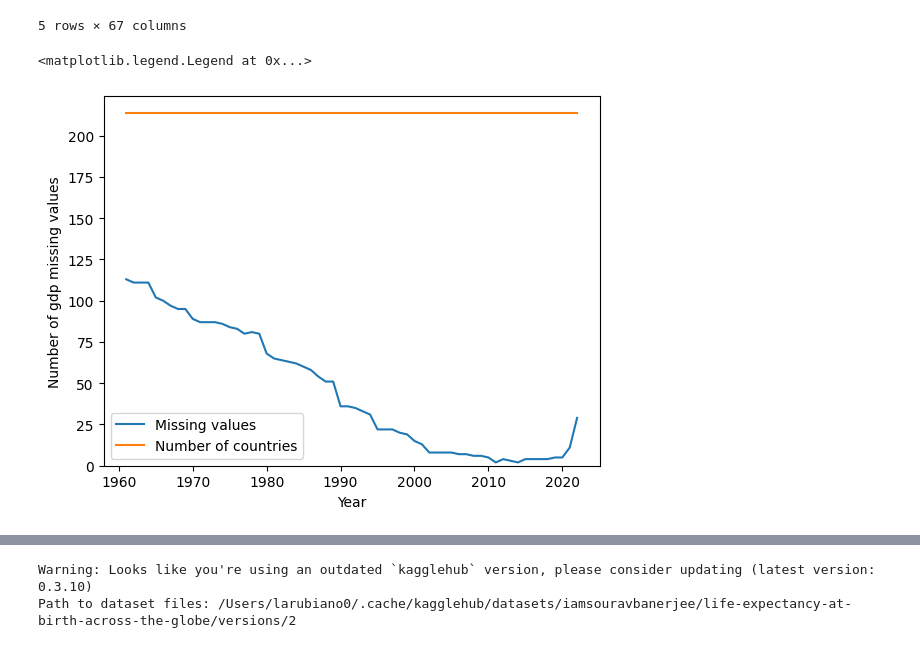
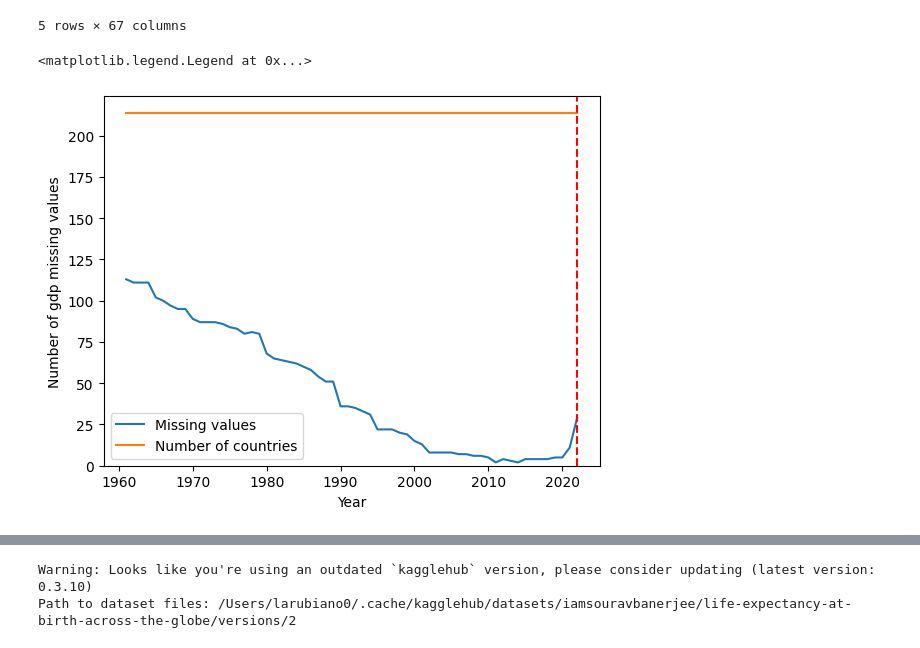
Before and after one commit to larubiano0/Parcial2-He2AI, a Jupyter notebook: GDP_script.ipynb, the cells around one changed output, grey strips where cells are left out. Drawn from its saved outputs; the diff is of its cells as text; code cells hidden in the pictures.

```diff
--- a/GDP_script.ipynb
+++ b/GDP_script.ipynb
@@ -91,17 +91,18 @@ Number of countries: 214
 # %%
 import matplotlib.pyplot as plt
 
 nan_counts_per_year = gdp_data_pivot.isna().sum().tolist()[5:]
 plt.ylim(0, n+10)
 
 plt.plot(gdp_data_pivot.columns[5:], nan_counts_per_year)
 plt.xlabel('Year')
 plt.ylabel('Number of gdp missing values')
 plt.plot(gdp_data_pivot.columns[5:], [n] * len(gdp_data_pivot.columns[5:]))
+plt.axvline(x=2022, color='r', linestyle='--')
 plt.legend(['Missing values', 'Number of countries'])
 # %% [output]
 <matplotlib.legend.Legend at 0x...>
-[figure, old version]
+[figure, new version]
 # %%
 # Drop columns 1961 to 1989
 
```
Also changed, not shown: parts of 4 cells of this notebook.
